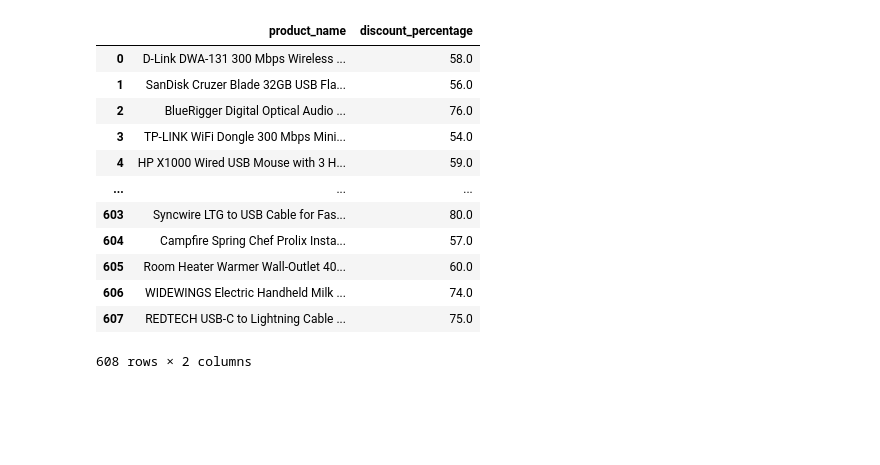
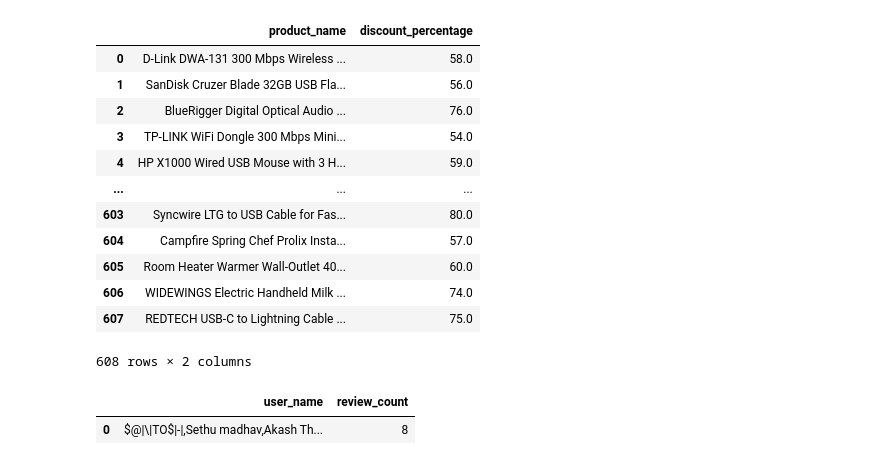
Before and after one commit to CheropS/Amazon-Dataset-Analysis, a Jupyter notebook: index.ipynb, the cells around one changed output. Drawn from its saved outputs; the diff is of its cells as text; code cells hidden in the pictures; blank space fills up the shorter version.

Commit message:
most reviews

```diff
--- a/index.ipynb
+++ b/index.ipynb
@@ -474,3 +474,16 @@ discount_df
 | 606 | WIDEWINGS Electric Handheld Milk ... | 74.0 |
 | 607 | REDTECH USB-C to Lightning Cable ... | 75.0 |
 608 rows × 2 columns
+# %%
+most_reviews_query = """
+SELECT user_name, COUNT(*) AS review_count
+FROM products
+GROUP BY user_name
+ORDER BY review_count DESC
+LIMIT 1;
+"""
+reviews_df = pd.read_sql_query(most_reviews_query, cont)
+reviews_df
+# %% [output]
+|  | user_name | review_count |
+| 0 | $@|\|TO$|-|,Sethu madhav,Akash Th... | 8 |
```
